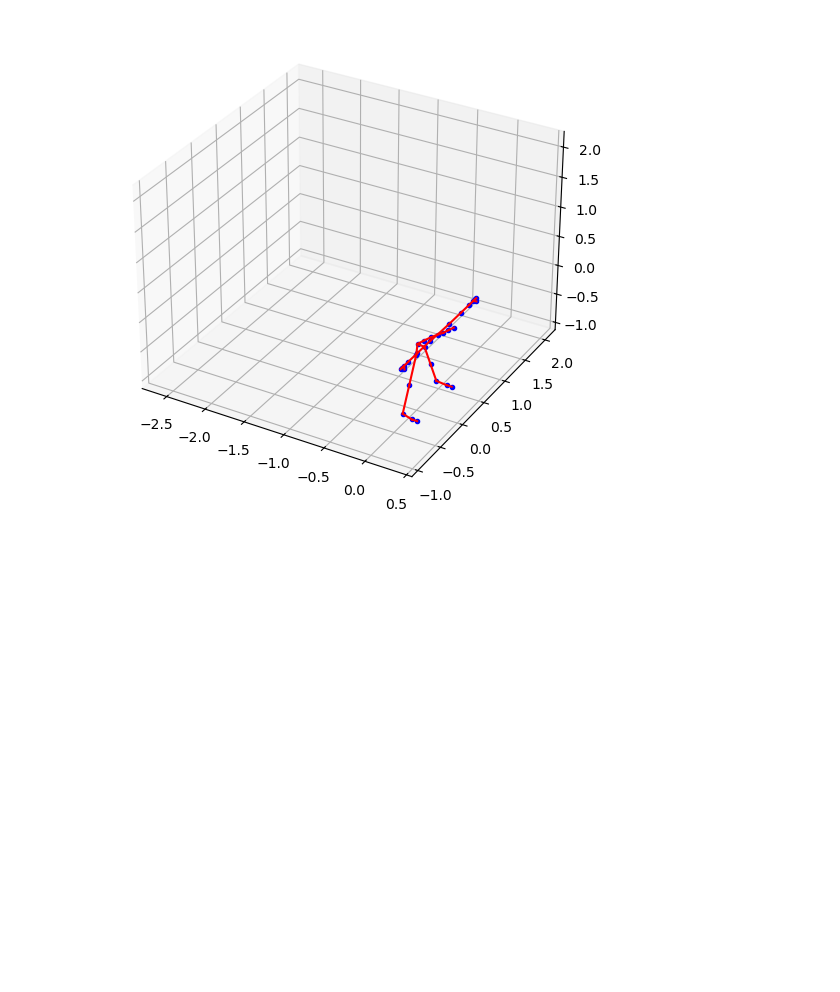
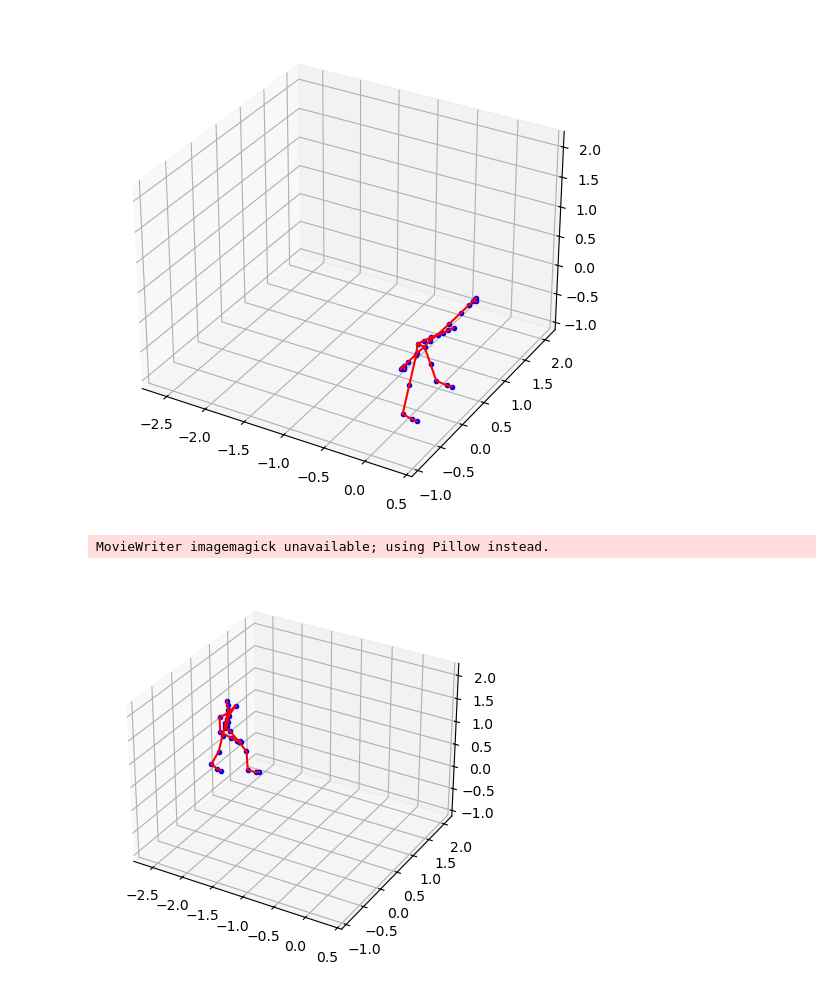
Before and after one commit to Priyanshu4/gpmdm, a Jupyter notebook: joints.ipynb, the cells around one changed output. Saved outputs shown, nothing was run; the diff lists cells and outputs as text; code cells hidden in the pictures; blank space fills up the shorter version.

Commit message:
Hacking together animation of a cmu mocap trial

```diff
--- a/joints.ipynb
+++ b/joints.ipynb
@@ -51,3 +53,10 @@ joints['root'].set_motion(turned)
 joints["root"].draw()
 # %% [output]
 [figure]
+# %%
+viewer = MPLViewer(joints, frames)
+anim = viewer.animate()
+anim.save('animation.gif', writer='imagemagick', fps=120)
+# %% [output]
+MovieWriter imagemagick unavailable; using Pillow instead.
+[figure, added]
```
Also changed, not shown: parts of 1 cell of this notebook, 2 other files.
